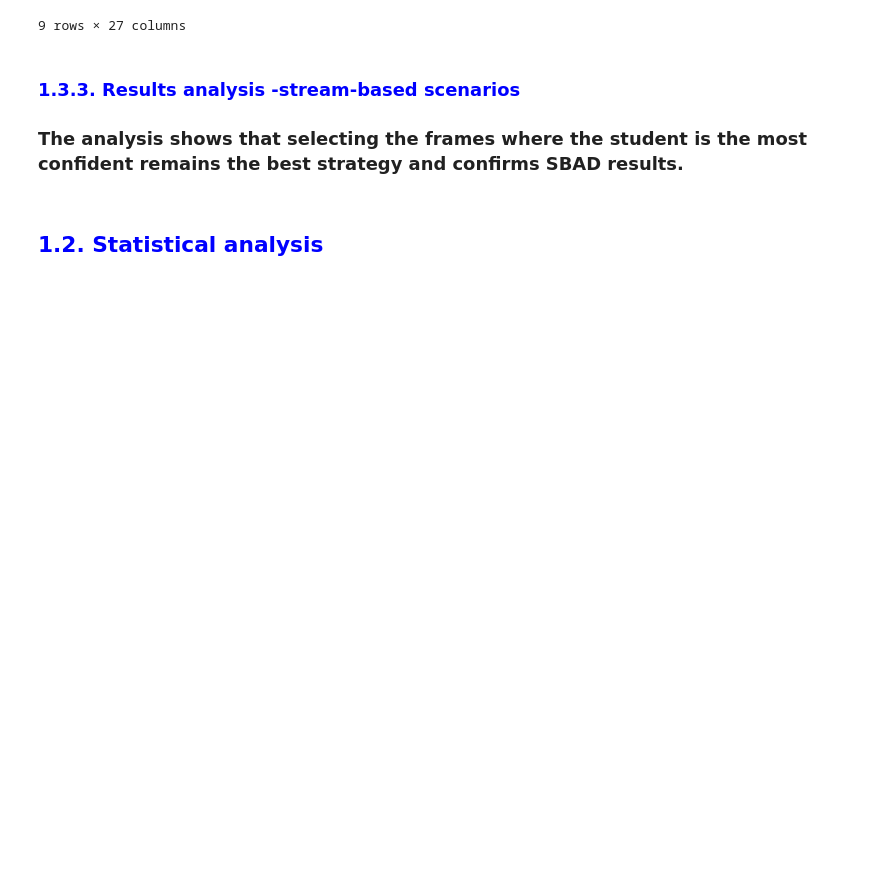
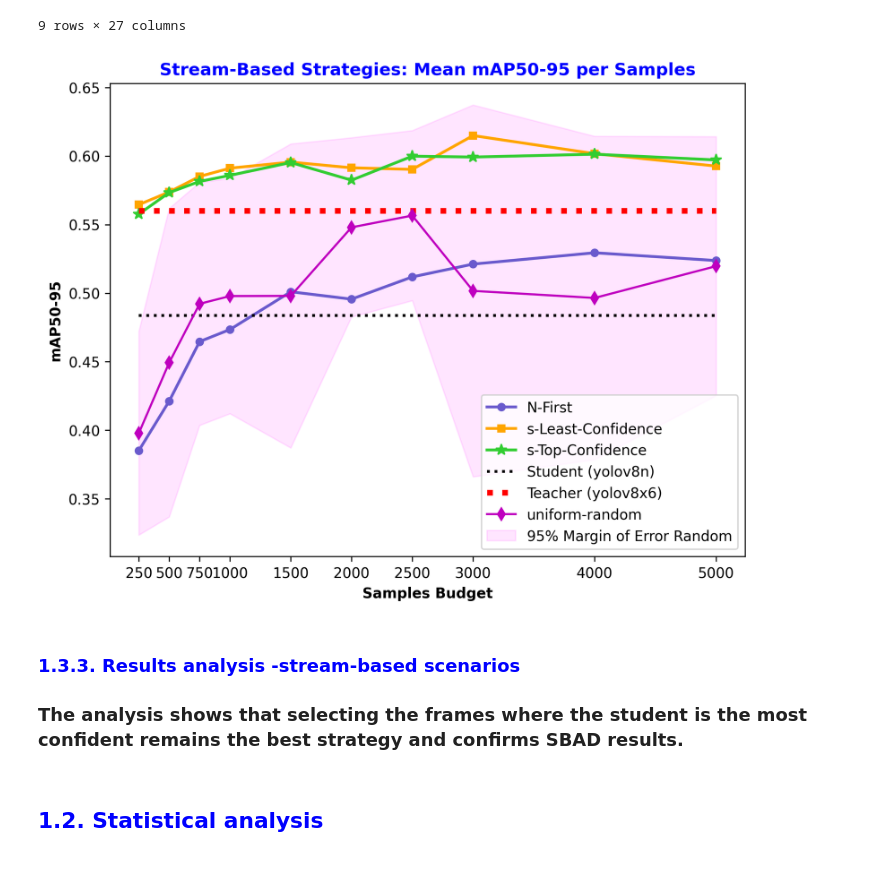
Before and after one commit to manjahdani/CSBAD, a Jupyter notebook: visualization_tools/analysis_journal.ipynb, the cells around one changed output. Saved outputs shown, nothing was run; the diff lists cells and outputs as text; code cells hidden in the pictures; blank space fills up the shorter version.

```diff
--- a/visualization_tools/analysis_journal.ipynb
+++ b/visualization_tools/analysis_journal.ipynb
@@ -349,12 +350,22 @@ restricted_dom_periods  = [('cam1', 'week1'),
                            ('cam8', 'week3'),
                            ('cam9', 'week1')]
 
+strategies_sb = ['n-first', 'thresholded-top-confidence-max', 'thresholded-least-confidence-max']
+prefix_random_sb = 'uniform-random'
+samples_small = [16, 32, 48, 64, 80, 96, 128, 216, 256]
+
+
 BASE_MODELS = ['yolov8n', 'yolov8s', 'yolov8m', 'yolov8l', 'yolov8x6']
 
 
 MODELS_TO_PLOT = ['yolov8n', 'yolov8x6']
 #Baseline
-df_baseline_default= df_stream[df_stream['strategy'].isin(MODELS_TO_PLOT)]
+df_baseline_default, _ , _ = filter_df(df_all,
+                               source_dataset=['WALT'],
+                               strategies=MODELS_TO_PLOT)
+
+samples_large = [250, 500, 750, 1000, 1500, 2000, 2500, 3000, 4000, 5000]
+prefix_random_pb="random"
 
 baseline_styles_default = {
     'yolov8n': {'color': 'k', 'marker': "",'label':'Student (yolov8n)','linewidth':2},
@@ -491,6 +490,52 @@ latex_output_total= to_latex_mean_std(result_df_total,
 | 216 | 0.406 | 0.491 | 0.528 | 0.152 | 0.123 | ... |
 | 256 | 0.417 | 0.504 | 0.536 | 0.147 | 0.119 | ... |
 9 rows × 27 columns
+# %%
+# Filter for a specific sample, strategy, and the domain-period combinations
+
+strategies_sb = ['n-first', 'thresholded09160-top-confidence-max', 'thresholded09160-least-confidence-max']
+
+df_strategies_largesb, _ , _  = filter_df(df_all,
+                                     same_domain=True,
+                                     strategies=strategies_largesb,
+                                     samples=samples_large,
+                                     dom_periods=scal_dom_periods,
+                                     students=['yolov8n'],
+                                     teachers=['yolov8x6'])
+
+
+df_random_largesb, _ , _ = filter_df(df_all,
+                      same_domain=True,
+                      samples=samples_large,
+                      dom_periods=scal_dom_periods,
+                      prefix_random=prefix_random_sb)
+
+
+sb_strategy_styles = {
+    'n-first': {'color': 'slateblue', 'marker': 'o','label':'N-First'},
+    'thresholded09160-top-confidence-max': {'color': 'limegreen', 'marker': '*','label':'s-Top-Confidence','markersize':8},
+    'thresholded09160-least-confidence-max': {'color': 'orange', 'marker': 's','label':'s-Least-Confidence'},
+}
+
+
+plot_style={
+    'tick_positions' : samples_large,
+    'tick_labels':[str(value) for value in samples_large],
+    'title': 'Stream-Based Strategies: Mean mAP50-95 per Samples',
+    'setGrid': False,
+    'filename':"E:\Download\images-journal\sbstrategies.pdf"
+}
+
+
+pv=benchmark_strategies_plot(df_strategies_largesb,
+                          strategy_styles=sb_strategy_styles,
+                          plot_style=plot_style,
+                          baseline_df=df_baseline_default,
+                          baseline_styles=baseline_styles_default,
+                          random_df=df_random_largesb,
+                          prefix_random=prefix_random_sb)
+# %% [output]
+[figure, added]
 # %% [markdown]
  <h3> <font color="blue"> 1.3.3.  Results analysis -stream-based scenarios </font><h3>
 
```
Also changed, not shown: parts of 12 cells of this notebook.
